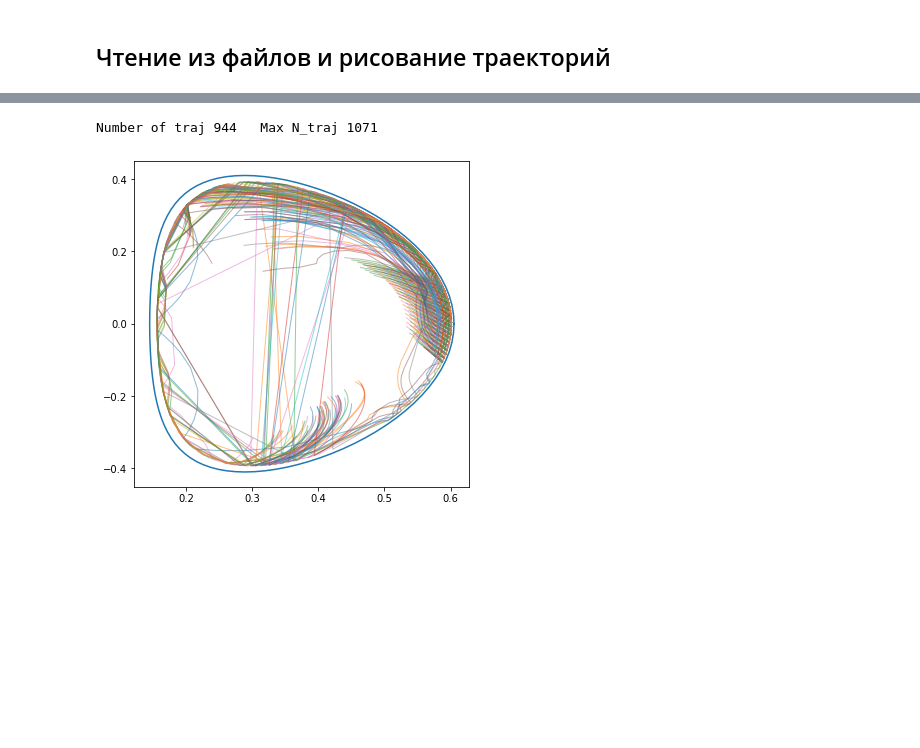
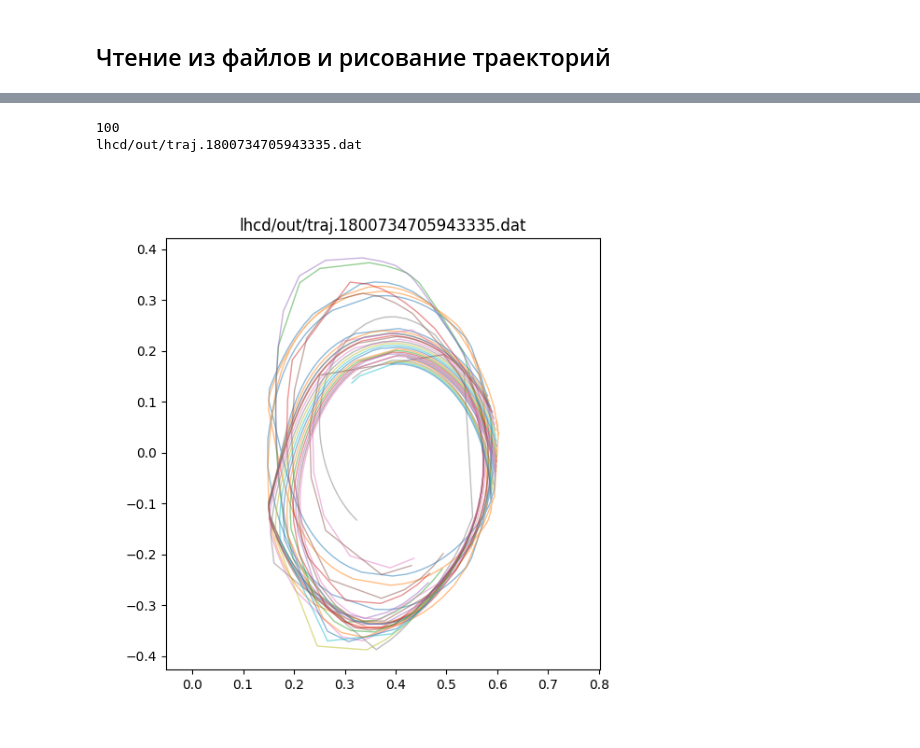
Before and after one commit to temper8/Discharge, a Jupyter notebook: astra/trajectory.ipynb, the cells around one changed output, grey strips where cells are left out. Saved outputs shown, nothing was run; the diff lists cells and outputs as text; code cells hidden in the pictures; blank space fills up the shorter version.

```diff
--- a/astra/trajectory.ipynb
+++ b/astra/trajectory.ipynb
@@ -38,8 +25,11 @@ AttributeError: module 'ray_tracing' has no attribute 'plot_spectrum'
-# %%
-import matplotlib.pyplot as plt
-import numpy as np
-import ray_tracing
-ray_tracing.plot("out/traj.1801734701598408.dat")
-# %% [output]
-Number of traj 944   Max N_traj 1071
-[figure, removed]
+# %%
+from race import Race
+R1 = Race(summary.selected_races[0])
+print(len(R1.traj_list))
+print(R1.traj_list[0])
+%matplotlib widget
+R1.plot_trajectories(R1.traj_list[0])
+# %% [output]
+100
+lhcd/out/traj.1800734705943335.dat
+[figure, added]
```
Also changed, not shown: parts of 7 cells of this notebook, 3 other files.
